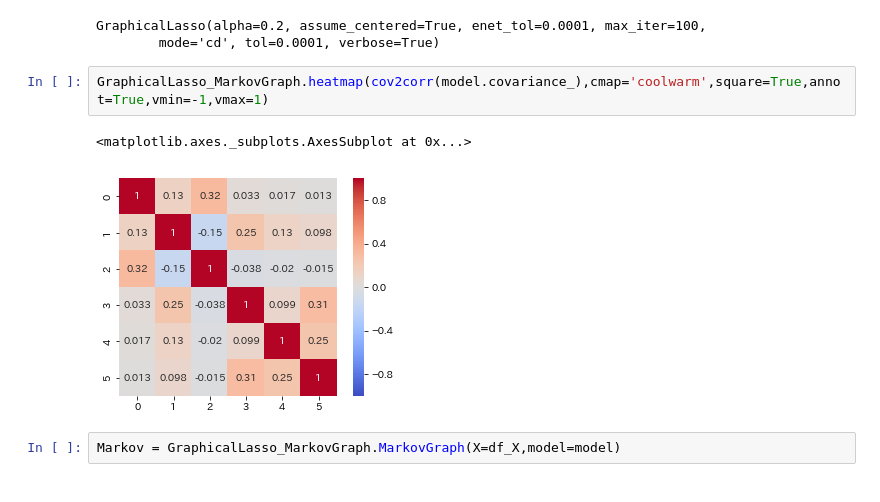
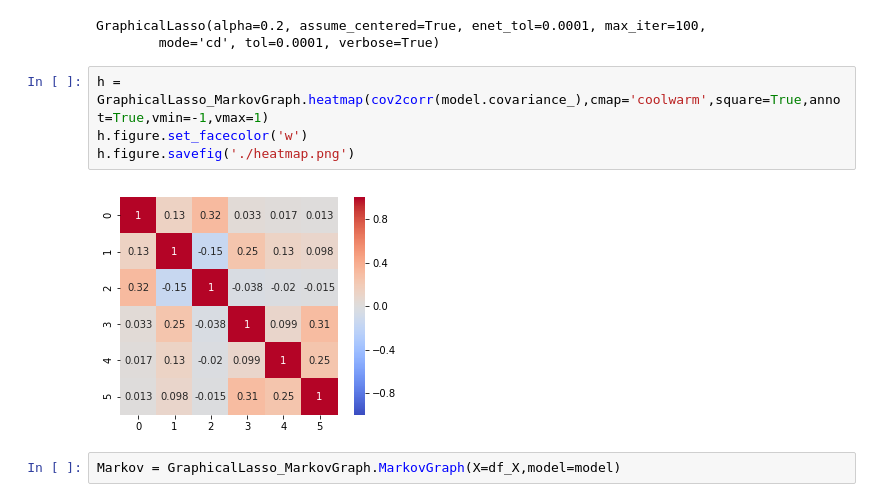
Before and after one commit to JohnYKiyo/GraphicalLasso-MarkovGraph, a Jupyter notebook: GraphLasso-VersusMarkovGraph.ipynb, the cells around one changed output. Drawn from its saved outputs; the diff is of its cells as text.

Commit message:
[update]refs# add GraphLasso scripts

```diff
--- a/GraphLasso-VersusMarkovGraph.ipynb
+++ b/GraphLasso-VersusMarkovGraph.ipynb
@@ -257,10 +257,11 @@ model.fit(df_X)
 GraphicalLasso(alpha=0.2, assume_centered=True, enet_tol=0.0001, max_iter=100,
         mode='cd', tol=0.0001, verbose=True)
 # %%
-GraphicalLasso_MarkovGraph.heatmap(cov2corr(model.covariance_),cmap='coolwarm',square=True,annot=True,vmin=-1,vmax=1)
+h = GraphicalLasso_MarkovGraph.heatmap(cov2corr(model.covariance_),cmap='coolwarm',square=True,annot=True,vmin=-1,vmax=1)
+h.figure.set_facecolor('w')
+h.figure.savefig('./heatmap.png')
 # %% [output]
-<matplotlib.axes._subplots.AxesSubplot at 0x...>
-[figure, old version]
+[figure, new version]
 # %%
 Markov = GraphicalLasso_MarkovGraph.MarkovGraph(X=df_X,model=model)
 # %% [output]
```
Also changed, not shown: parts of 11 cells of this notebook, 1 other file.
